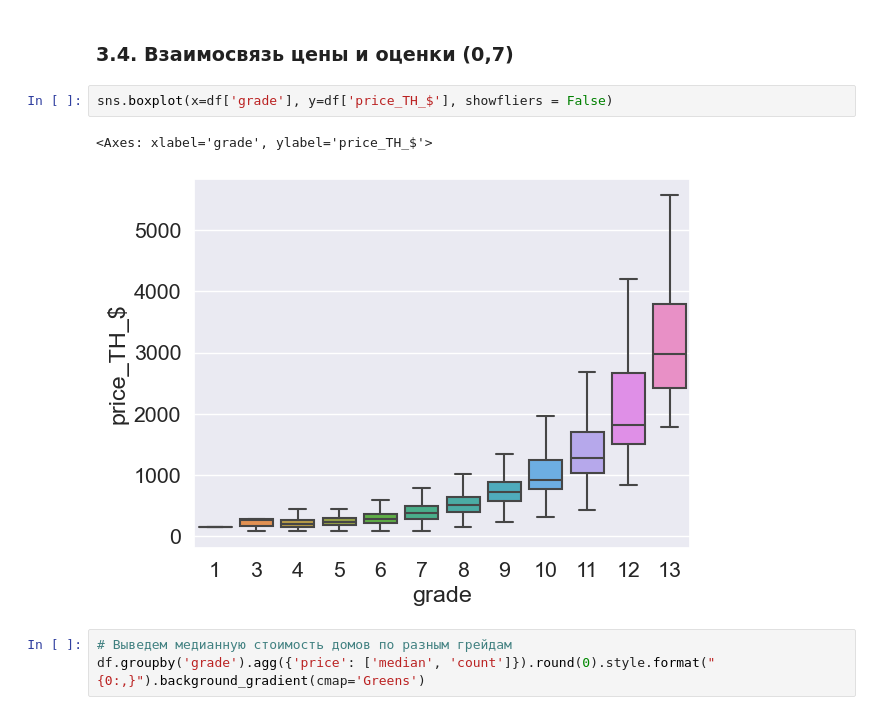
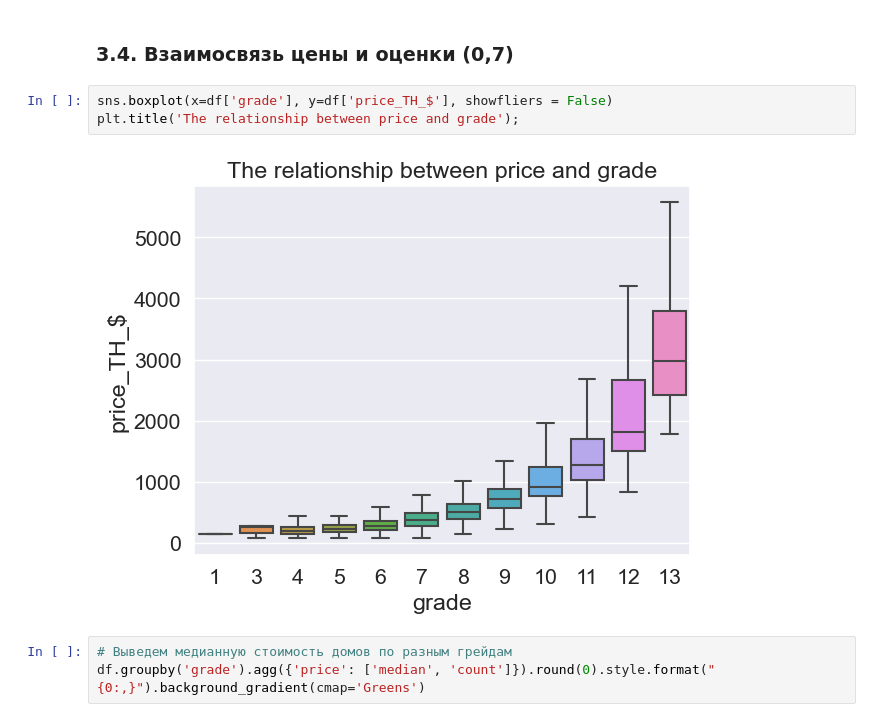
Before and after one commit to NadezhdaGruzdeva/Python-for-analysts, a Jupyter notebook: HW4.ipynb, the cells around one changed output. Cells and saved outputs as stored; diff of their text form.

```diff
--- a/HW4.ipynb
+++ b/HW4.ipynb
@@ -523,9 +525,9 @@ ax.set_ylim(ymin = 0);
 ### 3.4. Взаимосвязь цены и оценки (0,7)
 # %%
 sns.boxplot(x=df['grade'], y=df['price_TH_$'], showfliers = False)
+plt.title('The relationship between price and grade');
 # %% [output]
-<Axes: xlabel='grade', ylabel='price_TH_$'>
-[figure, old version]
+[figure, new version]
 # %%
 # Выведем медианную стоимость домов по разным грейдам
 df.groupby('grade').agg({'price': ['median', 'count']}).round(0).style.format("{0:,}").background_gradient(cmap='Greens')
```
Also changed, not shown: parts of 29 cells of this notebook.
